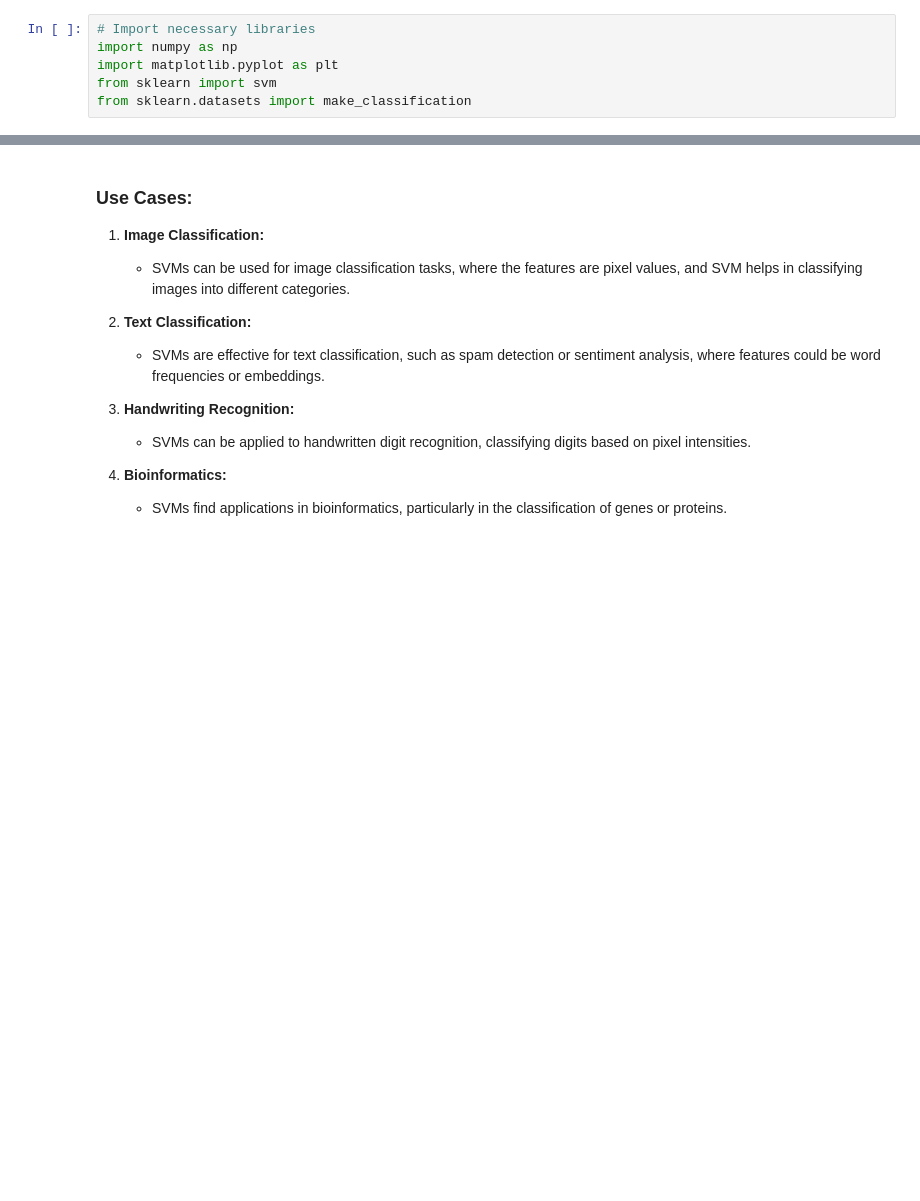
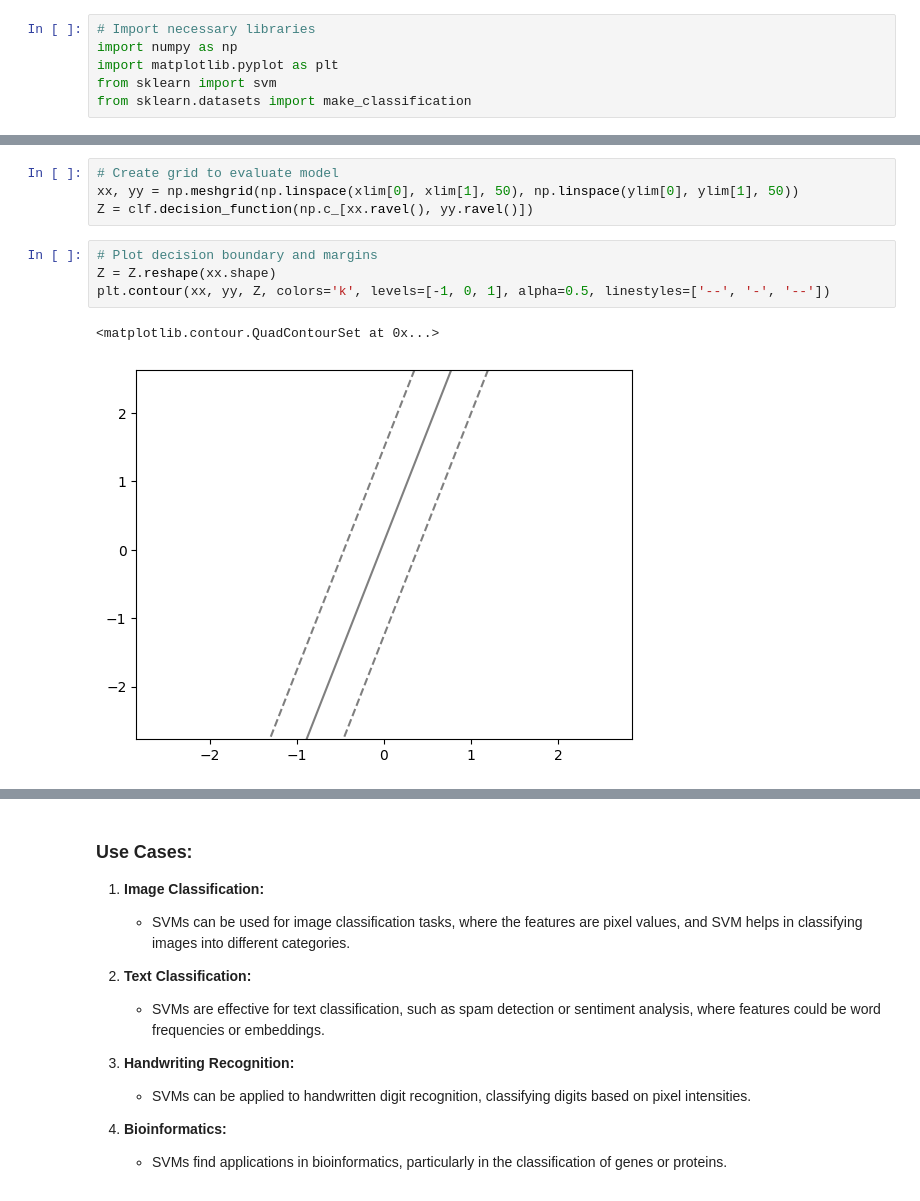
Before and after one commit to shfarhaan/ml-notebooks, a Jupyter notebook: SVM/basics.ipynb, the cells around one changed output, grey strips where cells are left out. Cells and saved outputs as stored; diff of their text form; blank space fills up the shorter version.

```diff
--- a/SVM/basics.ipynb
+++ b/SVM/basics.ipynb
@@ -46,0 +51,11 @@ ylim = ax.get_ylim()
+# %%
+# Create grid to evaluate model
+xx, yy = np.meshgrid(np.linspace(xlim[0], xlim[1], 50), np.linspace(ylim[0], ylim[1], 50))
+Z = clf.decision_function(np.c_[xx.ravel(), yy.ravel()])
+# %%
+# Plot decision boundary and margins
+Z = Z.reshape(xx.shape)
+plt.contour(xx, yy, Z, colors='k', levels=[-1, 0, 1], alpha=0.5, linestyles=['--', '-', '--'])
+# %% [output]
+<matplotlib.contour.QuadContourSet at 0x...>
+[figure, added]
```
Also changed, not shown: parts of 4 cells of this notebook.
